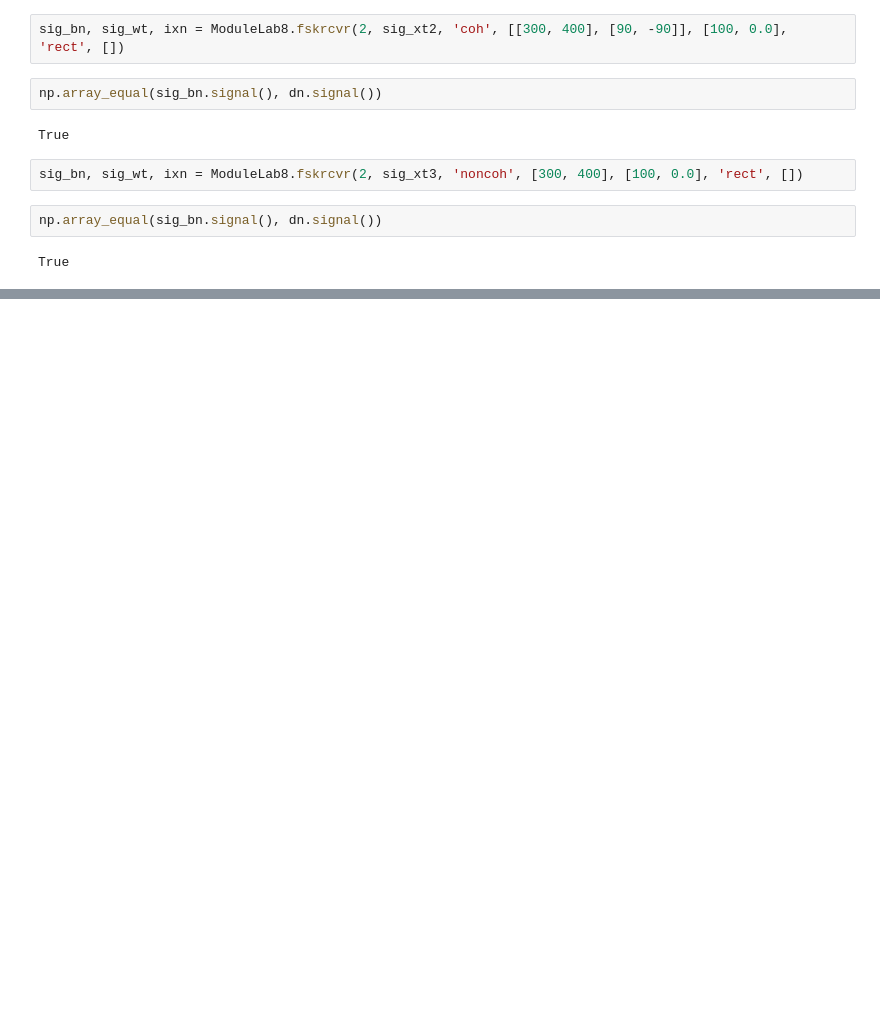
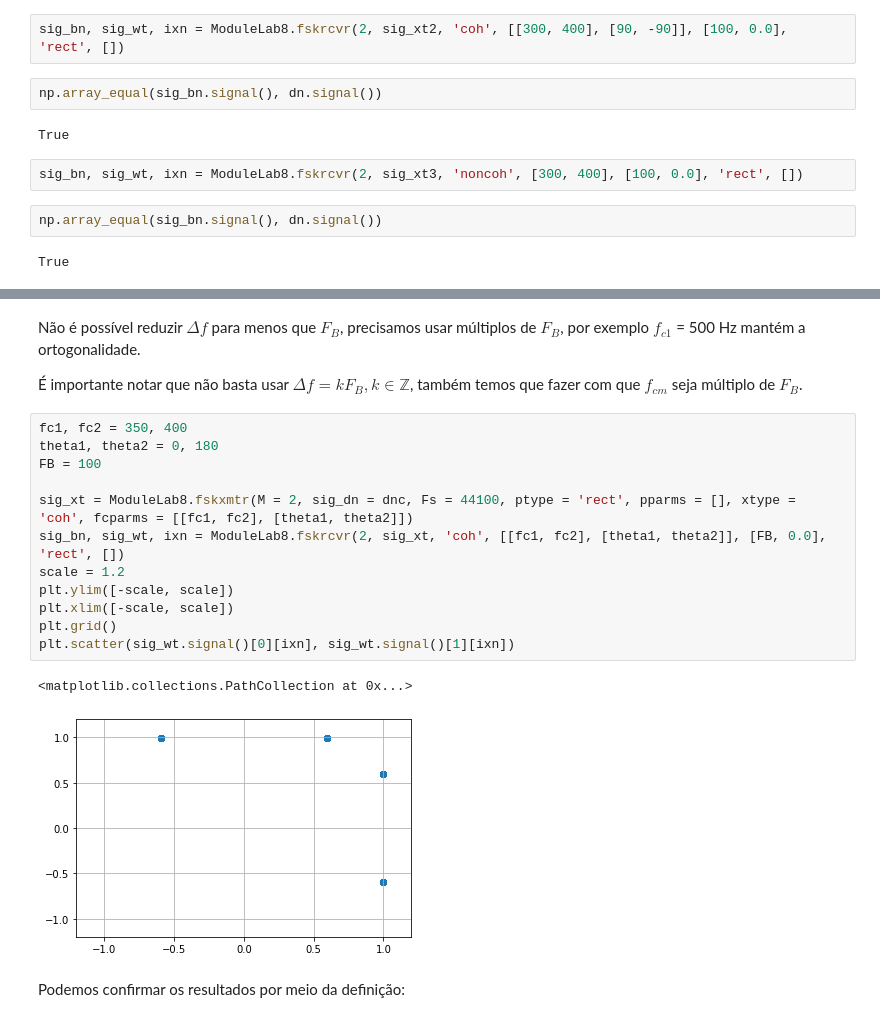
Before and after one commit to rafaelmcam/PeterMathysCommunicationsLab, a Jupyter notebook: Lab8/Lab8.ipynb, the cells around one changed output, grey strips where cells are left out. Saved outputs shown, nothing was run; the diff lists cells and outputs as text; blank space fills up the shorter version.

```diff
--- a/Lab8/Lab8.ipynb
+++ b/Lab8/Lab8.ipynb
@@ -626,0 +682,21 @@ True
+# %% [markdown]
+Não é possível reduzir $\Delta f$ para menos que $F_B$, precisamos usar múltiplos de $F_B$, por exemplo $f_{c1}$ = 500 Hz mantém a ortogonalidade.
+
+É importante notar que não basta usar $\Delta f = k F_B, k \in \mathbb{Z}$, também temos que fazer com que $f_{cm}$ seja múltiplo de $F_B$.
+# %%
+fc1, fc2 = 350, 400
+theta1, theta2 = 0, 180
+FB = 100
+
+sig_xt = ModuleLab8.fskxmtr(M = 2, sig_dn = dnc, Fs = 44100, ptype = 'rect', pparms = [], xtype = 'coh', fcparms = [[fc1, fc2], [theta1, theta2]])
+sig_bn, sig_wt, ixn = ModuleLab8.fskrcvr(2, sig_xt, 'coh', [[fc1, fc2], [theta1, theta2]], [FB, 0.0], 'rect', [])
+scale = 1.2
+plt.ylim([-scale, scale])
+plt.xlim([-scale, scale])
+plt.grid()
+plt.scatter(sig_wt.signal()[0][ixn], sig_wt.signal()[1][ixn])
+# %% [output]
+<matplotlib.collections.PathCollection at 0x...>
+[figure, added]
+# %% [markdown]
+Podemos confirmar os resultados por meio da definição:
```
Also changed, not shown: parts of 38 cells of this notebook, 1 other file.
